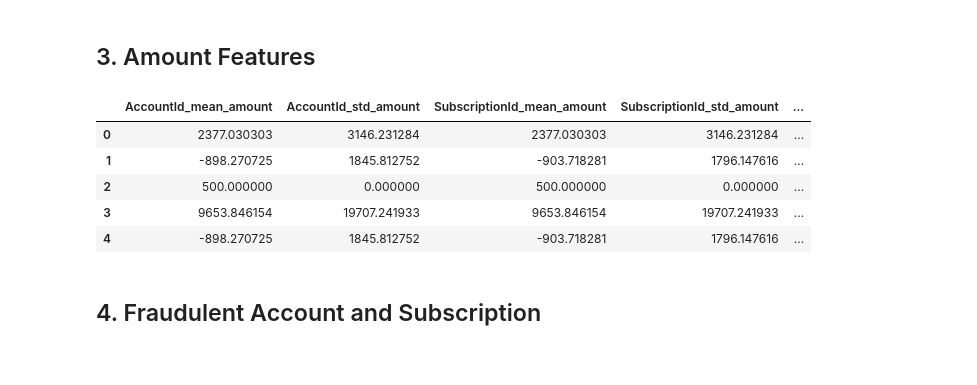
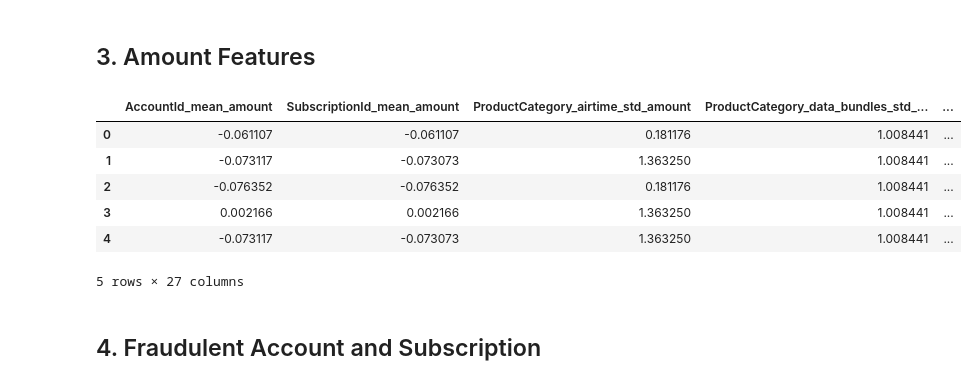
Before and after one commit to SarahLiettefti/AI5L_AILab_FraudDetection, a Jupyter notebook: featuring.ipynb, the cells around one changed output. Saved outputs shown, nothing was run; the diff lists cells and outputs as text; code cells hidden in the pictures.

```diff
--- a/featuring.ipynb
+++ b/featuring.ipynb
@@ -76,23 +208,58 @@ data.filter(like='Id').head()
 # %% [markdown]
 ## 3. Amount Features
+# %%
+mean_amount_features = ["AccountId", "SubscriptionId"]
+std_amount_features = [
+    "ProductCategory_airtime",
+    "ProductCategory_data_bundles",
+    "ProductCategory_financial_services",
+    "ProductCategory_movies",
+    "ProductCategory_other",
+    "ProductCategory_ticket",
+    "ProductCategory_transport",
+    "ProductCategory_tv",
+    "ProductCategory_utility_bill",
+    "ProductCategory_retail",
+    "ProductCategory_other",
+    "ChannelId_1",
+    "ChannelId_2",
+    "ChannelId_3",
+    "ChannelId_4",
+    "ChannelId_5",
+    "ProviderId_1",
+    "ProviderId_2",
+    "ProviderId_3",
+    "ProviderId_4",
+    "ProviderId_5",
+    "ProviderId_6",
+    "PricingStrategy_0",
+    "PricingStrategy_1",
+    "PricingStrategy_2",
+    "PricingStrategy_4",
+]
 # %%
 # Create new features based on the 'Amount' column
-amount_features = ['AccountId', 'SubscriptionId', 'CustomerId', 'ProviderId', 'ProductCategory', 'ChannelId']
-for feature in amount_features:
+for feature in mean_amount_features:
     # Compute the mean and standard deviation of transactions for each feature
-    data[f"{feature}_mean_amount"] = df.groupby(feature)['Amount'].transform('mean')
-    data[f"{feature}_std_amount"] = df.groupby(feature)['Amount'].transform('std')
+    data[f"{feature}_mean_amount"] = data.groupby(feature)["Value"].transform("mean")
+    X_test[f"{feature}_mean_amount"] = X_test.groupby(feature)["Value"].transform(
+        "mean"
+    )
+for feature in std_amount_features:
+    data[f"{feature}_std_amount"] = data.groupby(feature)["Value"].transform("std")
+    X_test[f"{feature}_std_amount"] = X_test.groupby(feature)["Value"].transform("std")
 
 
 # Show the new features
-data.filter(like='amount').head()
+data.filter(like="amount").head()
 # %% [output]
-|  | AccountId_mean_amount | AccountId_std_amount | SubscriptionId_mean_amount | SubscriptionId_std_amount | ... |
-| 0 | 2377.030303 | 3146.231284 | 2377.030303 | 3146.231284 | ... |
-| 1 | -898.270725 | 1845.812752 | -903.718281 | 1796.147616 | ... |
-| 2 | 500.000000 | 0.000000 | 500.000000 | 0.000000 | ... |
-| 3 | 9653.846154 | 19707.241933 | 9653.846154 | 19707.241933 | ... |
-| 4 | -898.270725 | 1845.812752 | -903.718281 | 1796.147616 | ... |
+|  | AccountId_mean_amount | SubscriptionId_mean_amount | ProductCategory_airtime_std_amount | ProductCategory_data_bundles_std_... | ... |
+| 0 | -0.061107 | -0.061107 | 0.181176 | 1.008441 | ... |
+| 1 | -0.073117 | -0.073073 | 1.363250 | 1.008441 | ... |
+| 2 | -0.076352 | -0.076352 | 0.181176 | 1.008441 | ... |
+| 3 | 0.002166 | 0.002166 | 1.363250 | 1.008441 | ... |
+| 4 | -0.073117 | -0.073073 | 1.363250 | 1.008441 | ... |
+5 rows × 27 columns
 # %% [markdown]
 ## 4. Fraudulent Account and Subscription
 # %% [markdown]
```
Also changed, not shown: parts of 21 cells of this notebook.
